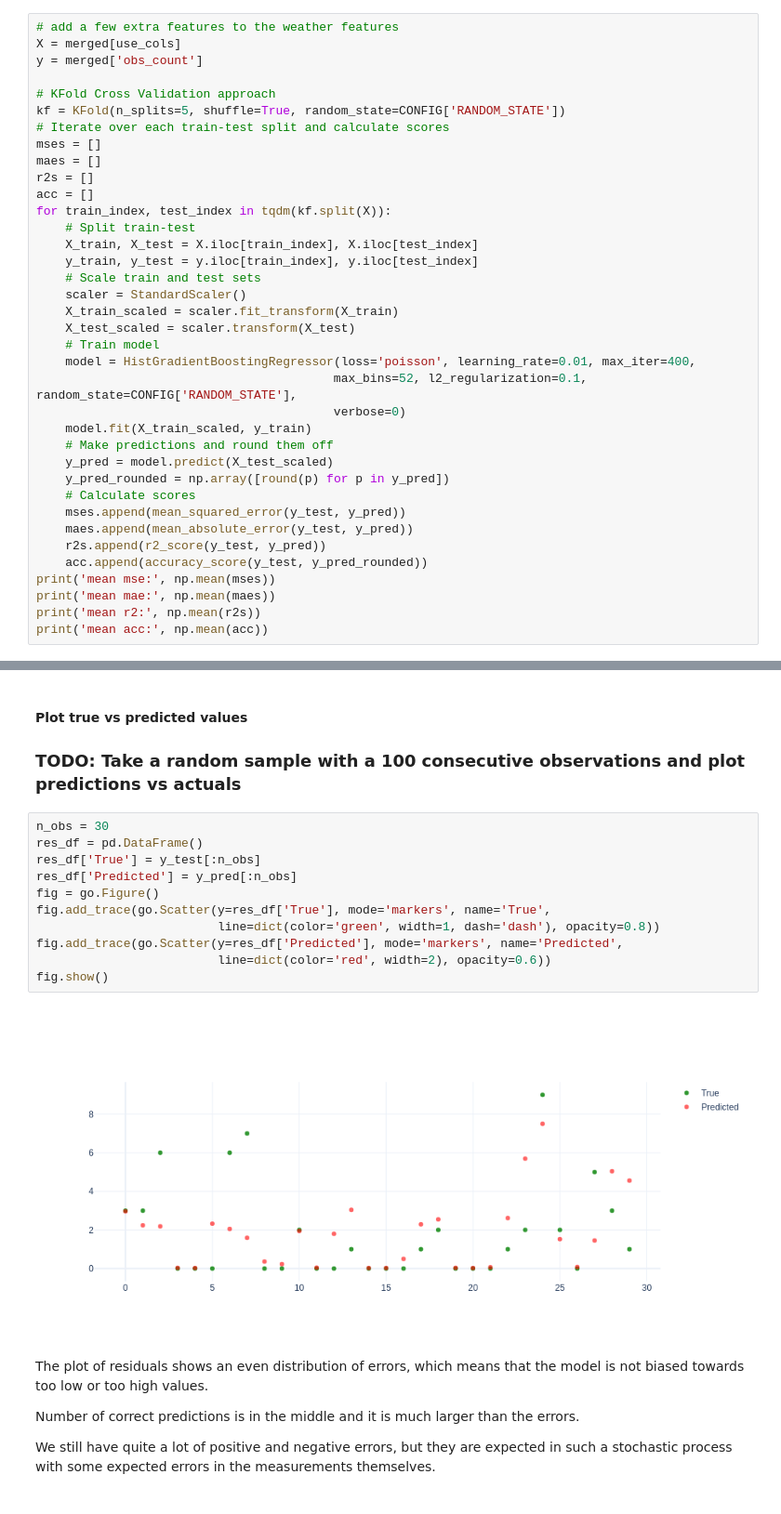
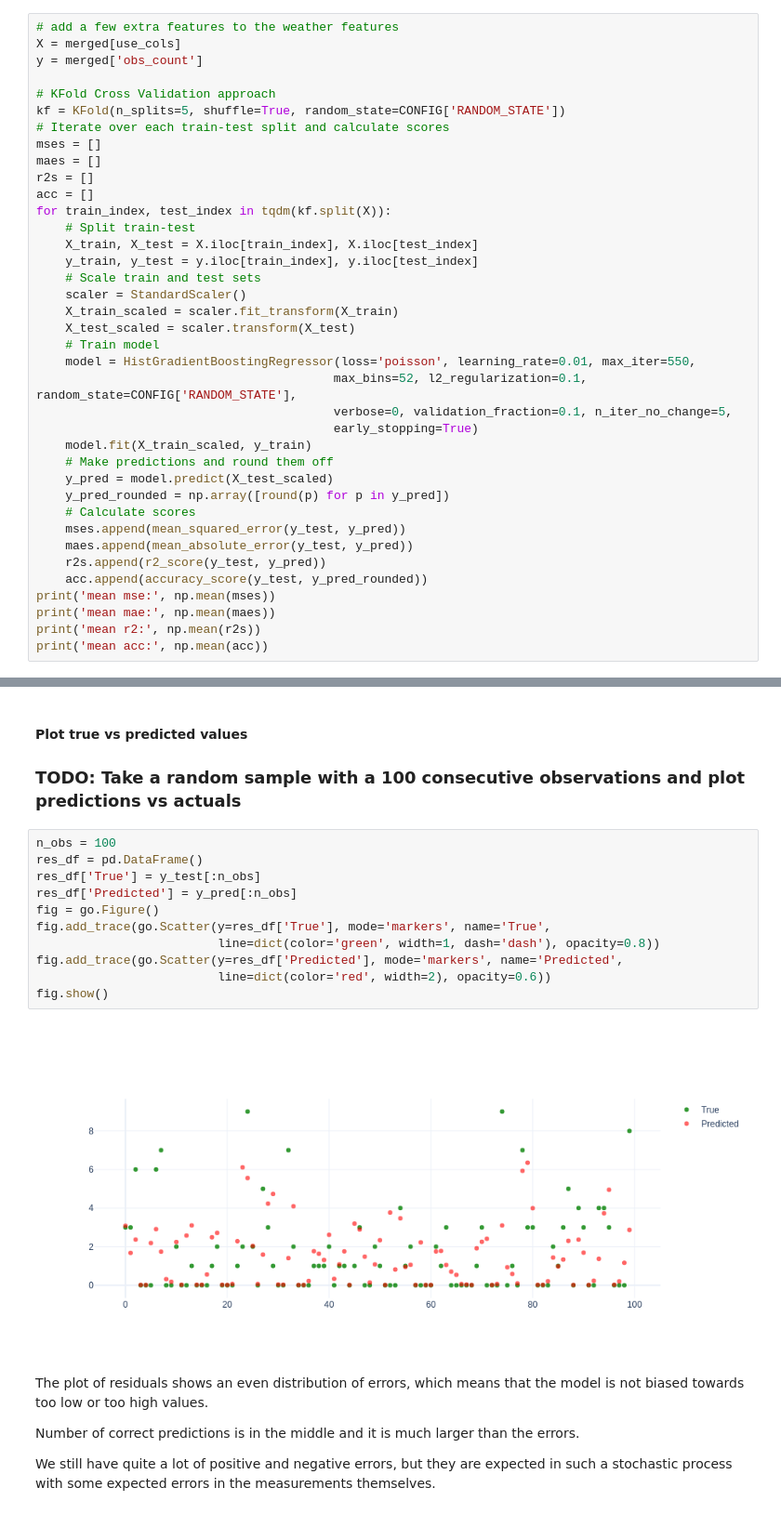
Before and after one commit to Alchemication/cvdl-for-home, a Jupyter notebook: Notebooks-Object-Specific/Person-EDA-Forecast.ipynb, the cells around one changed output, grey strips where cells are left out. Shown at 93% size. Drawn from its saved outputs; the diff is of its cells as text.

```diff
--- a/Notebooks-Object-Specific/Person-EDA-Forecast.ipynb
+++ b/Notebooks-Object-Specific/Person-EDA-Forecast.ipynb
@@ -566,9 +569,10 @@ for train_index, test_index in tqdm(kf.split(X)):
     X_train_scaled = scaler.fit_transform(X_train)
     X_test_scaled = scaler.transform(X_test)
     # Train model
-    model = HistGradientBoostingRegressor(loss='poisson', learning_rate=0.01, max_iter=400,
+    model = HistGradientBoostingRegressor(loss='poisson', learning_rate=0.01, max_iter=550,
                                          max_bins=52, l2_regularization=0.1, random_state=CONFIG['RANDOM_STATE'],
-                                         verbose=0)
+                                         verbose=0, validation_fraction=0.1, n_iter_no_change=5,
+                                         early_stopping=True)
     model.fit(X_train_scaled, y_train)
     # Make predictions and round them off
     y_pred = model.predict(X_test_scaled)
@@ -631,18 +647,18 @@ px.histogram(x=error, height=300, width=600, title='Error distibution for Gradie
 
 ### TODO: Take a random sample with a 100 consecutive observations and plot predictions vs actuals
 # %%
-n_obs = 30
+n_obs = 100
 res_df = pd.DataFrame()
 res_df['True'] = y_test[:n_obs]
 res_df['Predicted'] = y_pred[:n_obs]
 fig = go.Figure()
 fig.add_trace(go.Scatter(y=res_df['True'], mode='markers', name='True',
                          line=dict(color='green', width=1, dash='dash'), opacity=0.8))
 fig.add_trace(go.Scatter(y=res_df['Predicted'], mode='markers', name='Predicted',
                          line=dict(color='red', width=2), opacity=0.6))
 fig.show()
 # %% [output]
-[figure, old version]
+[figure, new version]
 # %% [markdown]
 The plot of residuals shows an even distribution of errors, which means that the model is not biased towards too low or too high values.
 
```
Also changed, not shown: parts of 15 cells of this notebook, 3 other files.
